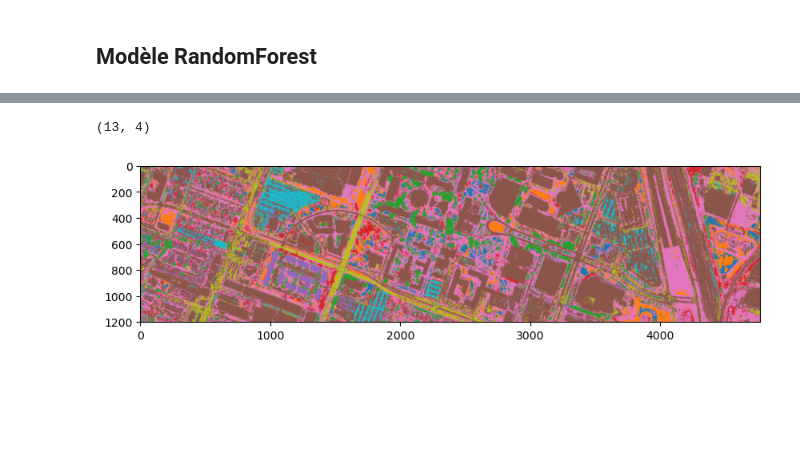
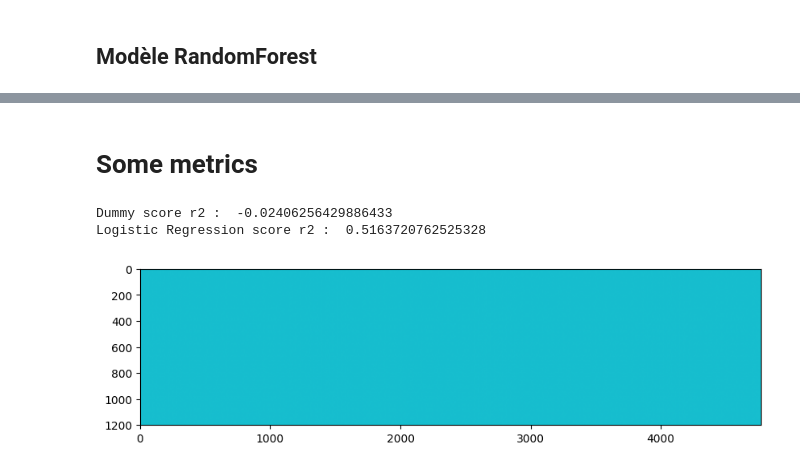
Before and after one commit to eliiks/godet_buche_lambert_challenge_apprentissage_auto, a Jupyter notebook: projet.ipynb, the cells around one changed output, grey strips where cells are left out. Cells and saved outputs as stored; diff of their text form; code cells hidden in the pictures; blank space fills up the shorter version.

Commit message:
tree + hist + logistic

```diff
--- a/projet.ipynb
+++ b/projet.ipynb
@@ -203,5 +230,4 @@ dummy = DummyClassifier(strategy='most_frequent')
 # %%
 from sklearn.ensemble import RandomForestClassifier
 # TODO: add min samples leaf
-clf = RandomForestClassifier(max_depth=25, random_state=0, n_jobs=8, n_estimators=25)
-clf.fit(train_X, train_y)
+r_forest_clf = RandomForestClassifier(max_depth=25, random_state=0, n_jobs=8, n_estimators=25)
@@ -214,7 +248,44 @@ res = predict.reshape(label.shape)
+# %% [markdown]
+# Some metrics
+# %%
+from sklearn.metrics import r2_score
+
+
+dummy.fit(train_X, train_y)
+dum_predict = dummy.predict(challenge_X)
+
+dum_predict_reshape = dum_predict.reshape(label.shape)
+log_reg_predict_reshape = log_reg_predict.reshape(label.shape)
+tree_predict_reshape = tree_predict.reshape(label.shape)
+hist_grad_boost_predict_reshape = hist_grad_boost_predict.reshape(label.shape)
+forest_predict_reshape = forest_predict.reshape(label.shape)
+
+y_true = label[label != 0]
+
+y_pred_dummy = dum_predict_reshape[label != 0]
+y_pred_log_reg = log_reg_predict_reshape[label != 0]
+y_pred_tree = tree_predict_reshape[label != 0]
+y_pred_hist = hist_grad_boost_predict_reshape[label != 0]
+y_pred_forest = forest_predict_reshape[label != 0]
+
+
+dummy_score = r2_score(y_true, y_pred_dummy)
+pred_log_reg_score = r2_score(y_true, y_pred_log_reg)
+tree_score = r2_score(y_true, y_pred_tree)
+forest_score = r2_score(y_true, y_pred_forest)
+hist_score = r2_score(y_true, y_pred_hist)
+
+print("Dummy score r2 : ", dummy_score)
+print("Logistic Regression score r2 : ", pred_log_reg_score)
+print("Tree score r2 : ", tree_score)
+print("Forest score r2 : ", forest_score)
+print("Hist score r2 : ", hist_score)
+# %% [output]
+Dummy score r2 :  -0.02406256429886433
+Logistic Regression score r2 :  0.5163720762525328
 # %%
 plt.figure(figsize=(10,15))
-plt.imshow(viz_label_img(res))
+plt.imshow(viz_label_img(dum_predict_reshape))
 plt.show()
 # %% [output]
-(13, 4)
-[figure, old version]
+[figure, new version]
```
Also changed, not shown: parts of 29 cells of this notebook.
